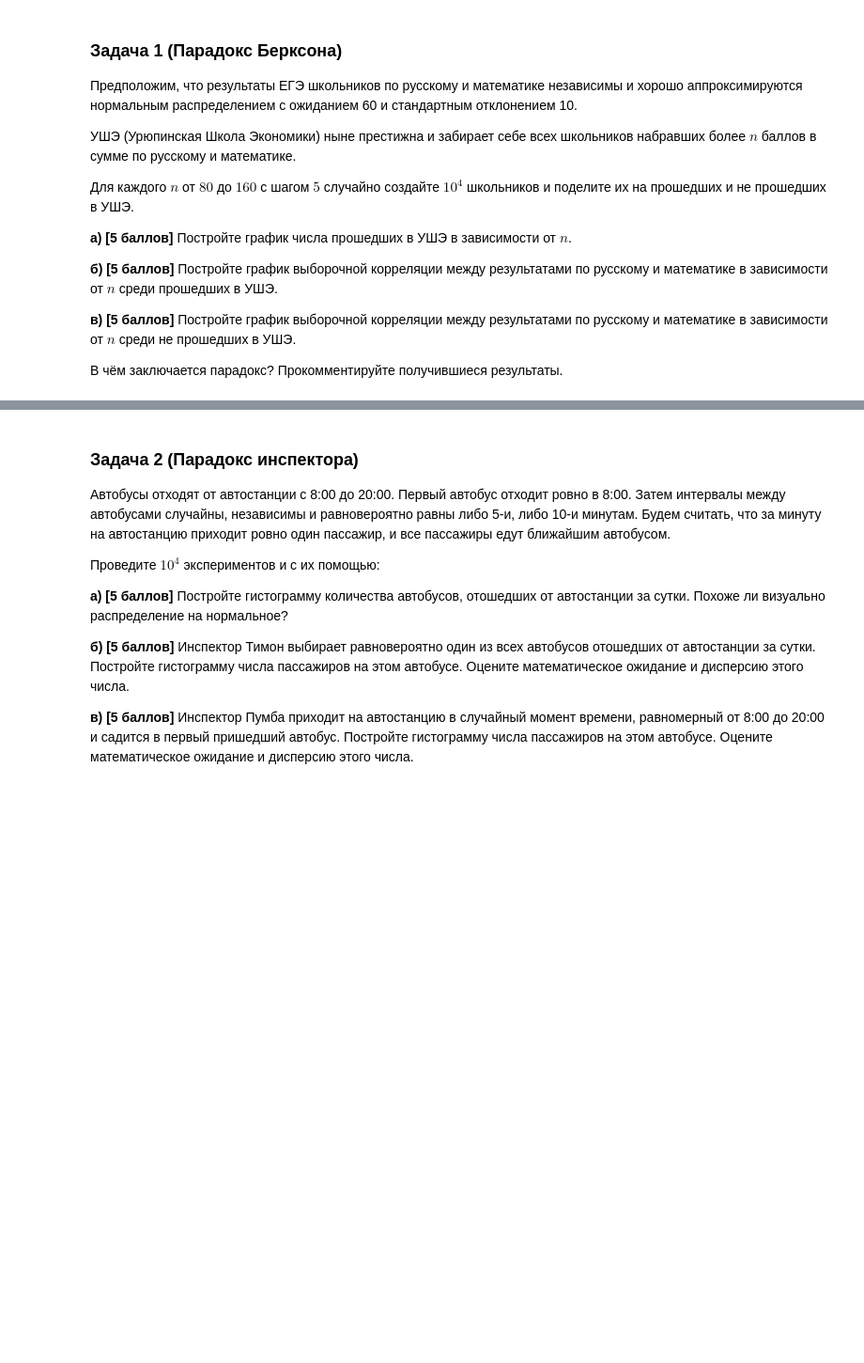
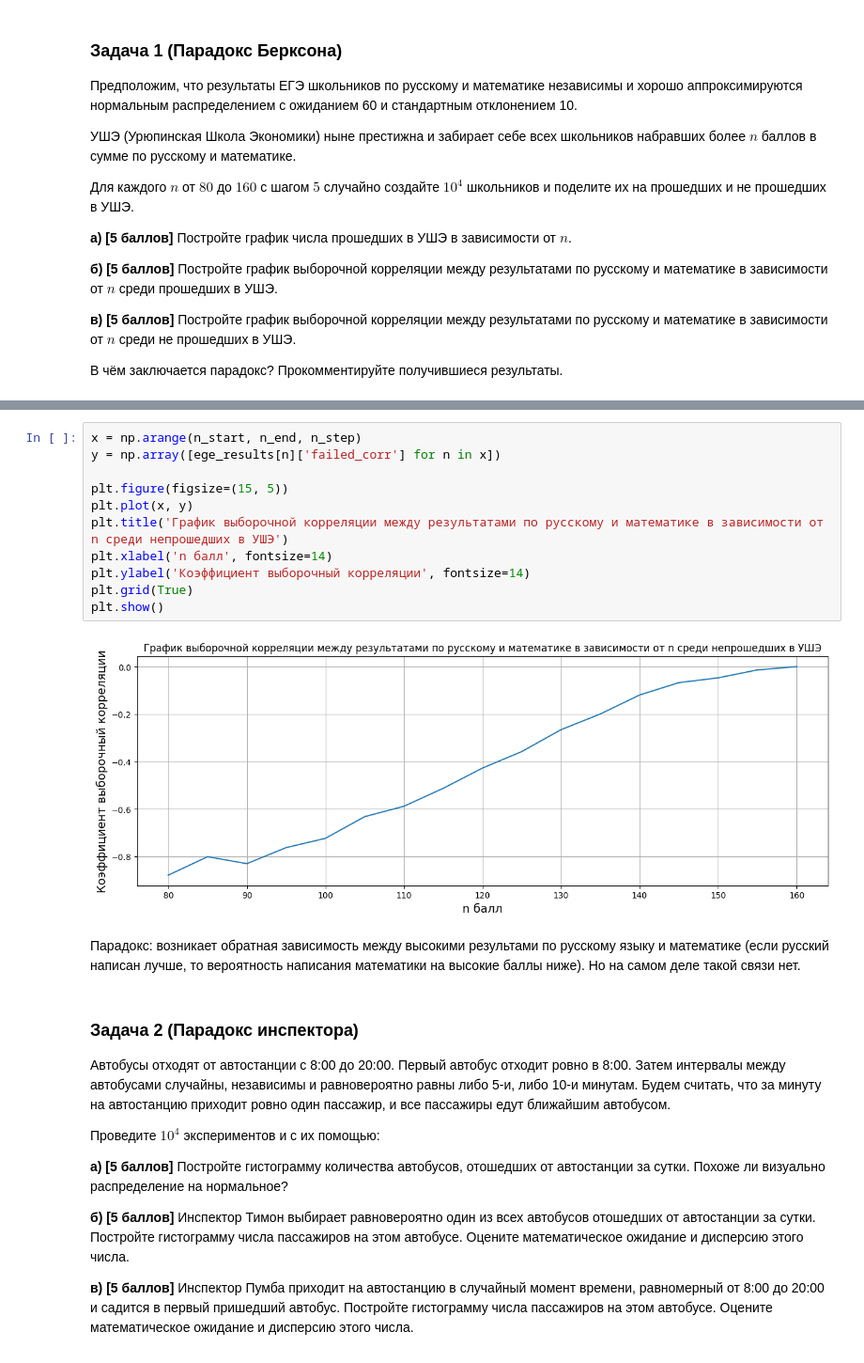
Before and after one commit to Kulikov17/MLDS_math_2022, a Jupyter notebook: hw_matstat/yam_hw01-hakuna_matata.ipynb, the cells around one changed output, grey strips where cells are left out. Shown: that part at 94% size. Drawn from its saved outputs; the diff is of its cells as text; blank space fills up the shorter version.

```diff
--- a/hw_matstat/yam_hw01-hakuna_matata.ipynb
+++ b/hw_matstat/yam_hw01-hakuna_matata.ipynb
@@ -143,3 +184,18 @@ plt.show()
+# %%
+x = np.arange(n_start, n_end, n_step)
+y = np.array([ege_results[n]['failed_corr'] for n in x])
+
+plt.figure(figsize=(15, 5))
+plt.plot(x, y)
+plt.title('График выборочной корреляции между результатами по русскому и математике в зависимости от n среди непрошедших в УШЭ')
+plt.xlabel('n балл', fontsize=14)
+plt.ylabel('Коэффициент выборочный корреляции', fontsize=14)
+plt.grid(True)
+plt.show()
+# %% [output]
+[figure, added]
+# %% [markdown]
+Парадокс: возникает обратная зависимость между высокими результами по русскому языку и математике (если русский написан лучше, то вероятность написания математики на высокие баллы ниже). Но на самом деле такой связи нет.
 # %% [markdown]
 ### Задача 2 (Парадокс инспектора)
 
```
Also changed, not shown: parts of 33 cells of this notebook.
